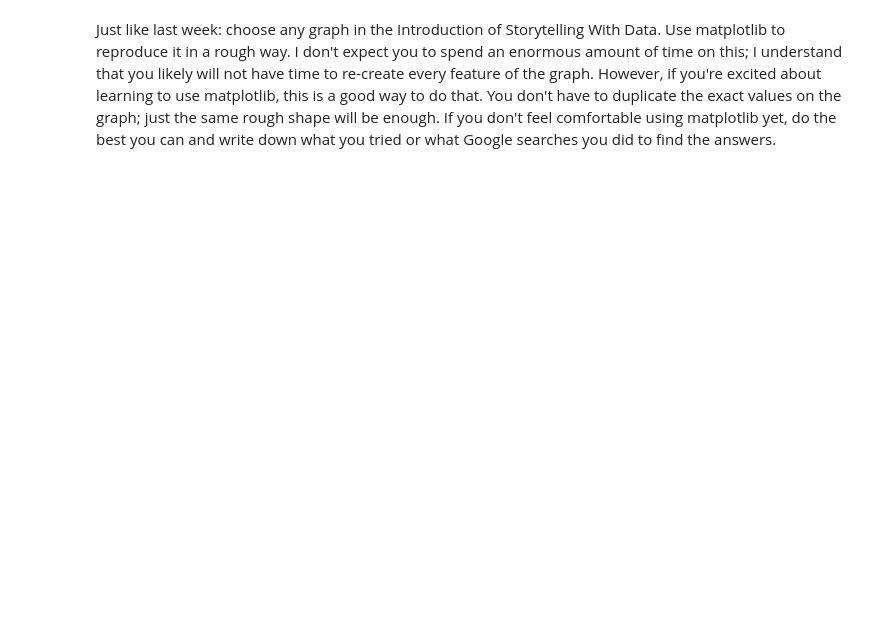
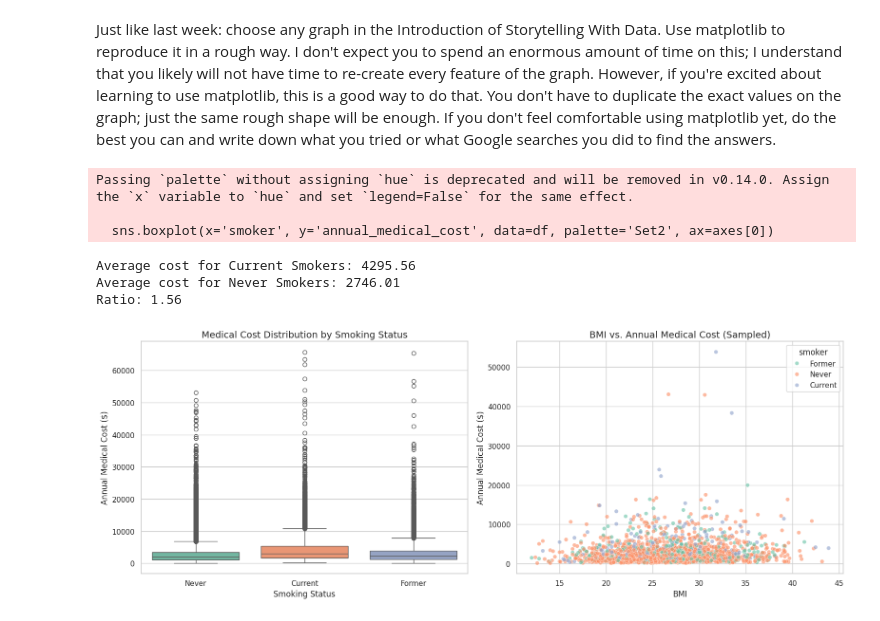
Before and after one commit to akamatt1/OMDS-ModB2-WeeklyAssignments, a Jupyter notebook: OMDS-ModB2-Week2-Affum-Matt.ipynb, the cells around one changed output. Cells and saved outputs as stored; diff of their text form; code cells hidden in the pictures; blank space fills up the shorter version.

```diff
--- a/OMDS-ModB2-Week2-Affum-Matt.ipynb
+++ b/OMDS-ModB2-Week2-Affum-Matt.ipynb
@@ -152,2 +231,47 @@ Name: avg_claim_amount, dtype: float64
 # %% [markdown]
 Just like last week: choose any graph in the Introduction of Storytelling With Data. Use matplotlib to reproduce it in a rough way. I don't expect you to spend an enormous amount of time on this; I understand that you likely will not have time to re-create every feature of the graph. However, if you're excited about learning to use matplotlib, this is a good way to do that. You don't have to duplicate the exact values on the graph; just the same rough shape will be enough.  If you don't feel comfortable using matplotlib yet, do the best you can and write down what you tried or what Google searches you did to find the answers.
+# %%
+import pandas as pd
+import matplotlib.pyplot as plt
+import seaborn as sns
+
+df = pd.read_csv('medical_insurance.csv')
+
+# Set aesthetic style
+sns.set_theme(style="whitegrid")
+
+# Create a figure with two subplots
+fig, axes = plt.subplots(1, 2, figsize=(16, 6))
+
+# Subplot 1: Boxplot of Medical Costs by Smoking Status
+sns.boxplot(x='smoker', y='annual_medical_cost', data=df, palette='Set2', ax=axes[0])
+axes[0].set_title('Medical Cost Distribution by Smoking Status', fontsize=14)
+axes[0].set_xlabel('Smoking Status', fontsize=12)
+axes[0].set_ylabel('Annual Medical Cost ($)', fontsize=12)
+
+# Subplot 2: Scatter plot of BMI vs Cost (sampled for clarity)
+sample_df = df.sample(n=2000, random_state=42)
+sns.scatterplot(x='bmi', y='annual_medical_cost', hue='smoker', data=sample_df, alpha=0.6, palette='Set2', ax=axes[1])
+axes[1].set_title('BMI vs. Annual Medical Cost (Sampled)', fontsize=14)
+axes[1].set_xlabel('BMI', fontsize=12)
+axes[1].set_ylabel('Annual Medical Cost ($)', fontsize=12)
+
+plt.tight_layout()
+plt.savefig('medical_cost_analysis.png')
+
+# Calculate some story points
+avg_cost_smoker = df[df['smoker'] == 'Current']['annual_medical_cost'].mean()
+avg_cost_never = df[df['smoker'] == 'Never']['annual_medical_cost'].mean()
+cost_ratio = avg_cost_smoker / avg_cost_never
+
+print(f"Average cost for Current Smokers: {avg_cost_smoker:.2f}")
+print(f"Average cost for Never Smokers: {avg_cost_never:.2f}")
+print(f"Ratio: {cost_ratio:.2f}")
+# %% [output]
+Passing `palette` without assigning `hue` is deprecated and will be removed in v0.14.0. Assign the `x` variable to `hue` and set `legend=False` for the same effect.
+
+  sns.boxplot(x='smoker', y='annual_medical_cost', data=df, palette='Set2', ax=axes[0])
+Average cost for Current Smokers: 4295.56
+Average cost for Never Smokers: 2746.01
+Ratio: 1.56
+[figure, added]
```
Also changed, not shown: parts of 7 cells of this notebook, 2 other files.
